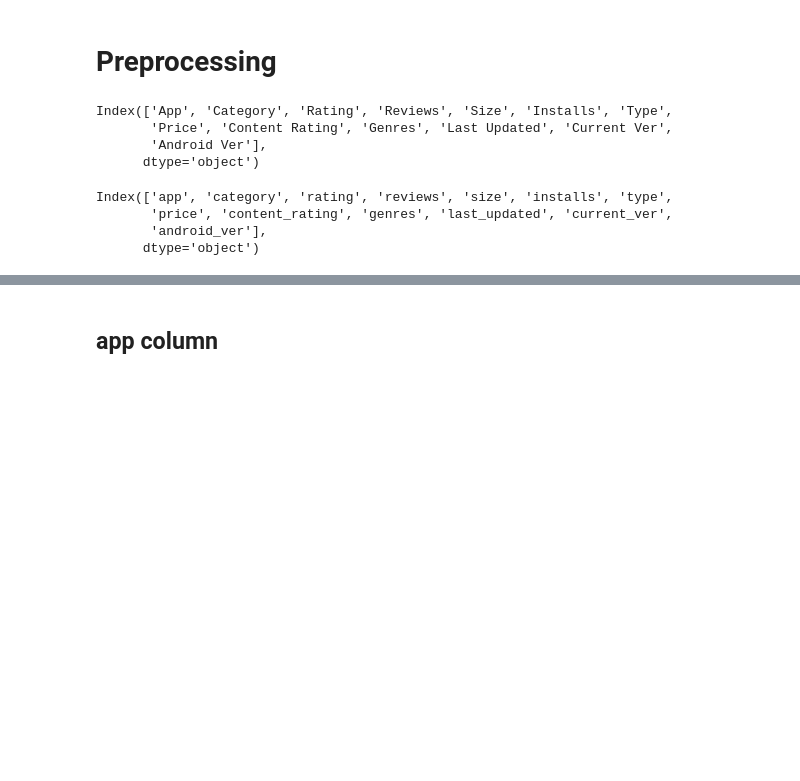
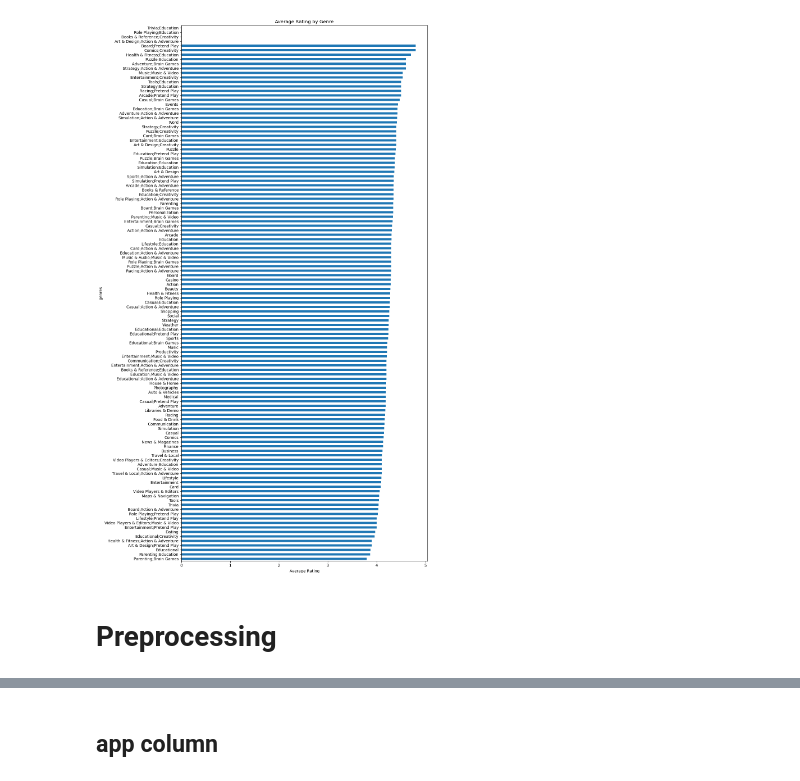
Before and after one commit to danial-baraty/ML-projs, a Jupyter notebook: googleplaystore/Mini Project 1.ipynb, the cells around one changed output, grey strips where cells are left out. Cells and saved outputs as stored; diff of their text form; code cells hidden in the pictures; blank space fills up the shorter version.

```diff
--- a/googleplaystore/Mini Project 1.ipynb
+++ b/googleplaystore/Mini Project 1.ipynb
@@ -25,20 +157,16 @@ df.sample(10)
+# %%
+genres_rating = df.groupby('genres')['rating'].mean().sort_values(ascending=True)
+
+plt.figure(figsize=(12, 20))
+genres_rating.plot(kind='barh')
+plt.title('Average Rating by Genre')
+plt.xlabel('Average Rating')
+plt.tight_layout()
+plt.show()
+# %% [output]
+[figure, added]
 # %% [markdown]
 # Preprocessing
-# %%
-df.columns
-# %% [output]
-Index(['App', 'Category', 'Rating', 'Reviews', 'Size', 'Installs', 'Type',
-       'Price', 'Content Rating', 'Genres', 'Last Updated', 'Current Ver',
-       'Android Ver'],
-      dtype='object')
-# %%
-df.columns = df.columns.str.strip().str.lower().str.replace(" ", "_")
-df.columns
-# %% [output]
-Index(['app', 'category', 'rating', 'reviews', 'size', 'installs', 'type',
-       'price', 'content_rating', 'genres', 'last_updated', 'current_ver',
-       'android_ver'],
-      dtype='object')
 # %%
 df.shape
 # %% [output]
```
Also changed, not shown: parts of 62 cells of this notebook, 1 other file.
